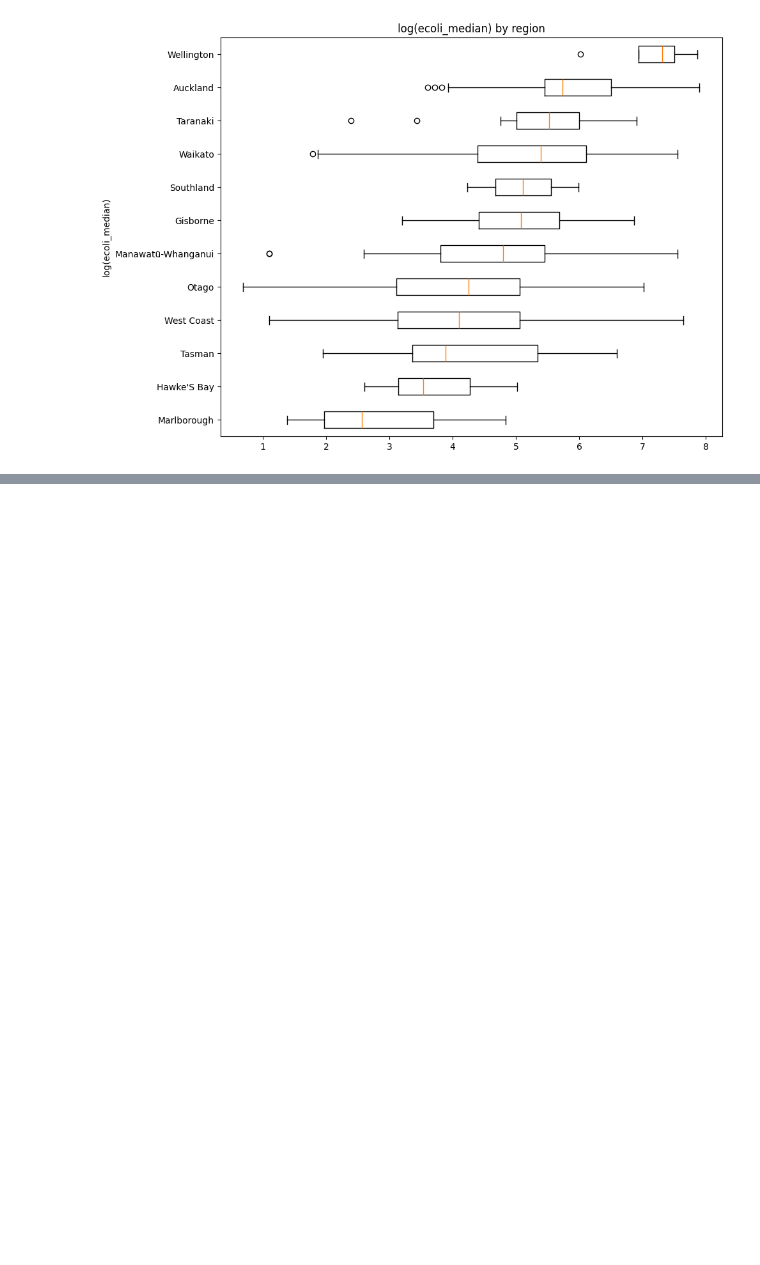
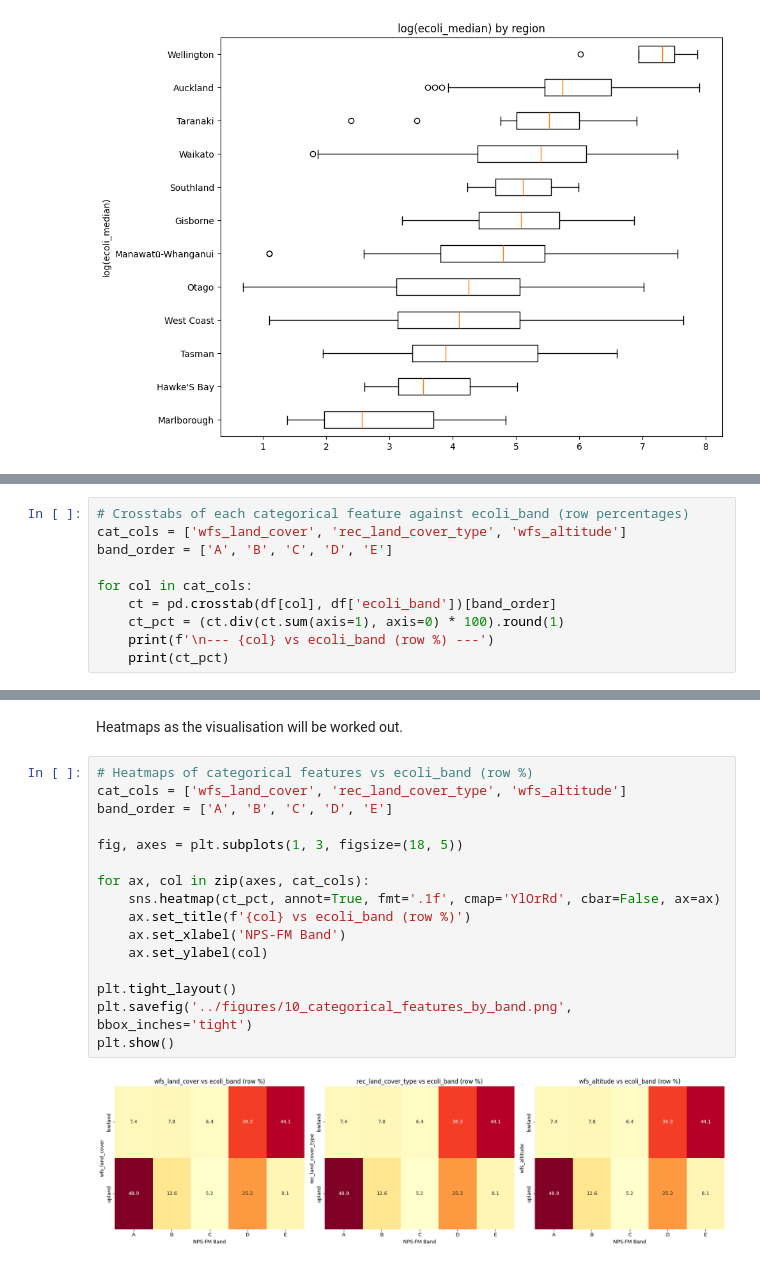
Before and after one commit to Ming-Liu-1170030/1170030-riverWQ, a Jupyter notebook: src/01_eda.ipynb, the cells around one changed output, grey strips where cells are left out. Drawn from its saved outputs; the diff is of its cells as text; blank space fills up the shorter version.

```diff
--- a/src/01_eda.ipynb
+++ b/src/01_eda.ipynb
@@ -602,0 +713,10 @@ plt.show()
+# %%
+# Crosstabs of each categorical feature against ecoli_band (row percentages)
+cat_cols = ['wfs_land_cover', 'rec_land_cover_type', 'wfs_altitude']
+band_order = ['A', 'B', 'C', 'D', 'E']
+
+for col in cat_cols:
+    ct = pd.crosstab(df[col], df['ecoli_band'])[band_order]
+    ct_pct = (ct.div(ct.sum(axis=1), axis=0) * 100).round(1)
+    print(f'\n--- {col} vs ecoli_band (row %) ---')
+    print(ct_pct)
@@ -602,0 +744,20 @@ plt.show()
+# %% [markdown]
+Heatmaps as the visualisation will be worked out.
+# %%
+# Heatmaps of categorical features vs ecoli_band (row %)
+cat_cols = ['wfs_land_cover', 'rec_land_cover_type', 'wfs_altitude']
+band_order = ['A', 'B', 'C', 'D', 'E']
+
+fig, axes = plt.subplots(1, 3, figsize=(18, 5))
+
+for ax, col in zip(axes, cat_cols):
+    sns.heatmap(ct_pct, annot=True, fmt='.1f', cmap='YlOrRd', cbar=False, ax=ax)
+    ax.set_title(f'{col} vs ecoli_band (row %)')
+    ax.set_xlabel('NPS-FM Band')
+    ax.set_ylabel(col)
+
+plt.tight_layout()
+plt.savefig('../figures/10_categorical_features_by_band.png', bbox_inches='tight')
+plt.show()
+# %% [output]
+[figure, added]
```
Also changed, not shown: parts of 26 cells of this notebook, 4 other files.
